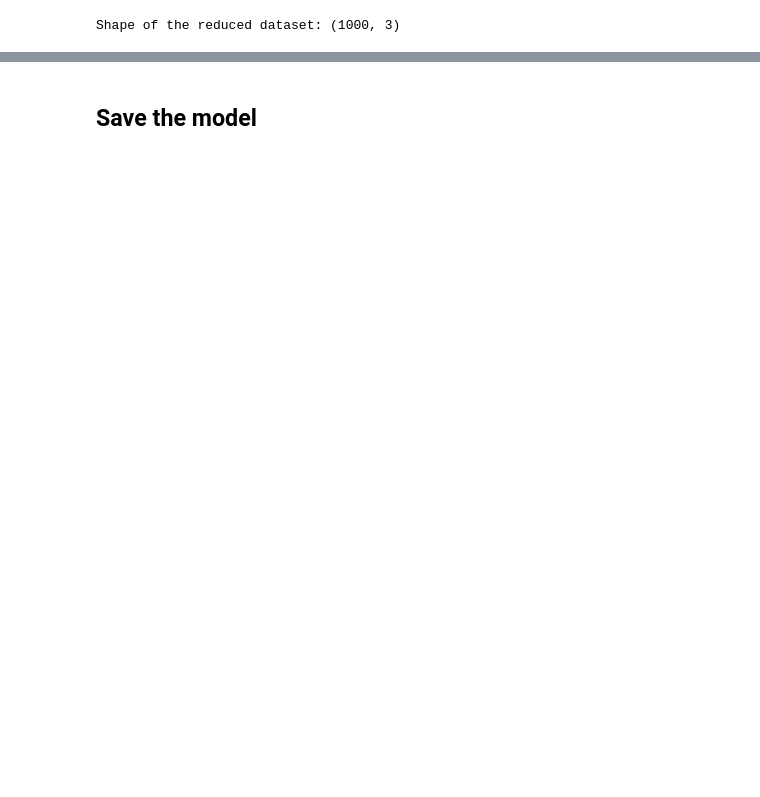
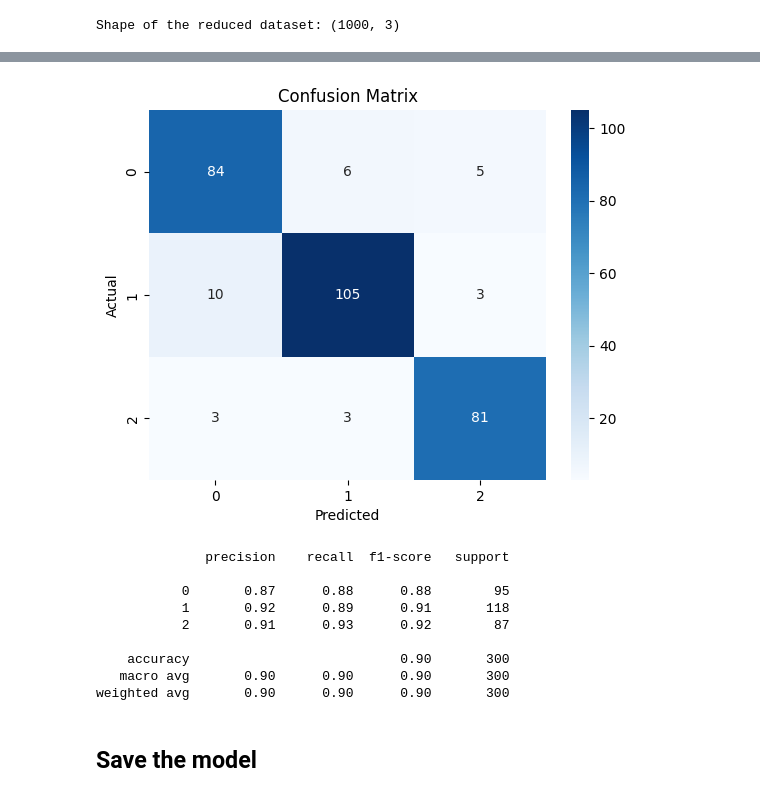
Before and after one commit to sahanchamod/cse-sentiment-analysis, a Jupyter notebook: cse_sentiment_analysis.ipynb, the cells around one changed output, grey strips where cells are left out. Cells and saved outputs as stored; diff of their text form; code cells hidden in the pictures; blank space fills up the shorter version.

Commit message:
Trained model v2

```diff
--- a/cse_sentiment_analysis.ipynb
+++ b/cse_sentiment_analysis.ipynb
@@ -116,22 +151,11 @@ Error:
 # %%
-# Load tokenizer and model (TensorFlow version)
-tokenizer = AutoTokenizer.from_pretrained('yiyanghkust/finbert-tone')
-model = TFAutoModelForSequenceClassification.from_pretrained('yiyanghkust/finbert-tone', num_labels=3)
-
-# Split dataset into training and validation
-train_texts, val_texts, train_labels, val_labels = train_test_split(reduced_df['tweet'], reduced_df['sentiment'], test_size=0.2, random_state=42)
-
-# Tokenize the data
-train_encodings = tokenizer(list(train_texts), truncation=True, padding=True, max_length=512)
-val_encodings = tokenizer(list(val_texts), truncation=True, padding=True, max_length=512)
-
 # Convert to TensorFlow datasets
-train_dataset = tf.data.Dataset.from_tensor_slices((dict(train_encodings), list(train_labels))).batch(16)
-val_dataset = tf.data.Dataset.from_tensor_slices((dict(val_encodings), list(val_labels))).batch(16)
+train_dataset = tf.data.Dataset.from_tensor_slices((dict(train_encodings), list(train_labels))).batch(32) # batch size 16 to 32
+val_dataset = tf.data.Dataset.from_tensor_slices((dict(val_encodings), list(val_labels))).batch(32)
 
 # Compile the model
 model.compile(
-    optimizer=tf.keras.optimizers.Adam(learning_rate=5e-5),
+    optimizer=tf.keras.optimizers.Adam(learning_rate=5e-5), # learning rate 5e-5 to 1e-5
     loss=tf.keras.losses.SparseCategoricalCrossentropy(from_logits=True),
     metrics=['accuracy']
 )
@@ -172,0 +186,21 @@ Validation Accuracy: 0.8450000286102295
+# %%
+import numpy as np
+from sklearn.metrics import confusion_matrix, classification_report
+import matplotlib.pyplot as plt
+import seaborn as sns
+
+y_pred = model.predict(val_dataset)
+y_pred_classes = np.argmax(y_pred.logits, axis=1)
+y_true = np.array(val_labels)
+
+# Confusion Matrix
+cm = confusion_matrix(y_true, y_pred_classes)
+sns.heatmap(cm, annot=True, fmt='d', cmap='Blues')
+plt.title("Confusion Matrix")
+plt.xlabel("Predicted")
+plt.ylabel("Actual")
+plt.show()
+
+# Classification Report
+print(classification_report(y_true, y_pred_classes))
+# %% [output]
@@ -173,2 +209,12 @@ Validation Accuracy: 0.8450000286102295
+[figure, added]
+              precision    recall  f1-score   support
+
+           0       0.87      0.88      0.88        95
+           1       0.92      0.89      0.91       118
+           2       0.91      0.93      0.92        87
+
+    accuracy                           0.90       300
+   macro avg       0.90      0.90      0.90       300
+weighted avg       0.90      0.90      0.90       300
 # %% [markdown]
 ## Save the model
```
Also changed, not shown: parts of 14 cells of this notebook, 1 other file.
